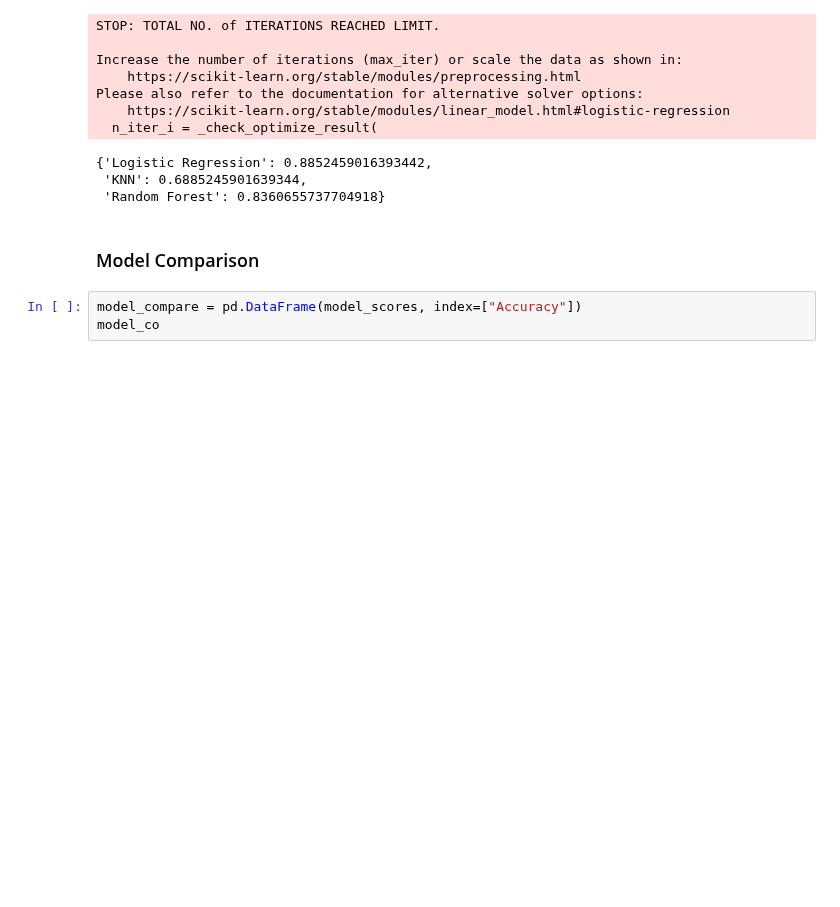
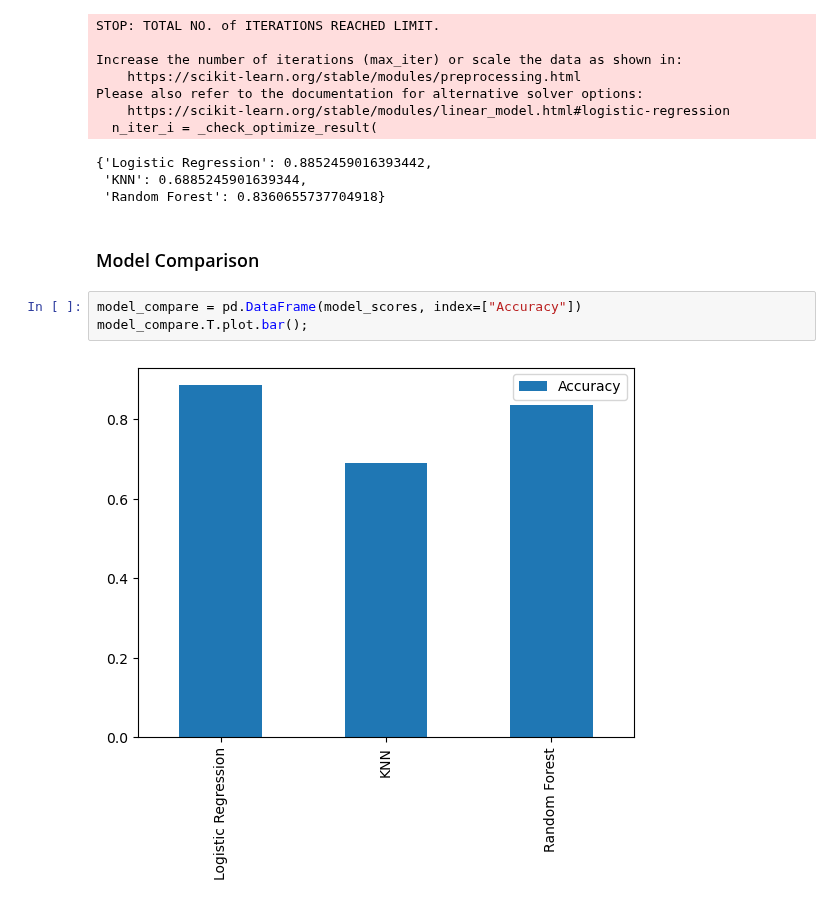
Before and after one commit to judgemongcal/ztm-machine-learning-course, a Jupyter notebook: heart-disease-project/heart-disease-classification-model.ipynb, the cells around one changed output. Cells and saved outputs as stored; diff of their text form; blank space fills up the shorter version.

```diff
--- a/heart-disease-project/heart-disease-classification-model.ipynb
+++ b/heart-disease-project/heart-disease-classification-model.ipynb
@@ -445,4 +445,6 @@ Please also refer to the documentation for alternative solver options:
 ### Model Comparison
 # %%
 model_compare = pd.DataFrame(model_scores, index=["Accuracy"])
-model_co
+model_compare.T.plot.bar();
+# %% [output]
+[figure, added]
```
Also changed, not shown: parts of 6 cells of this notebook.
